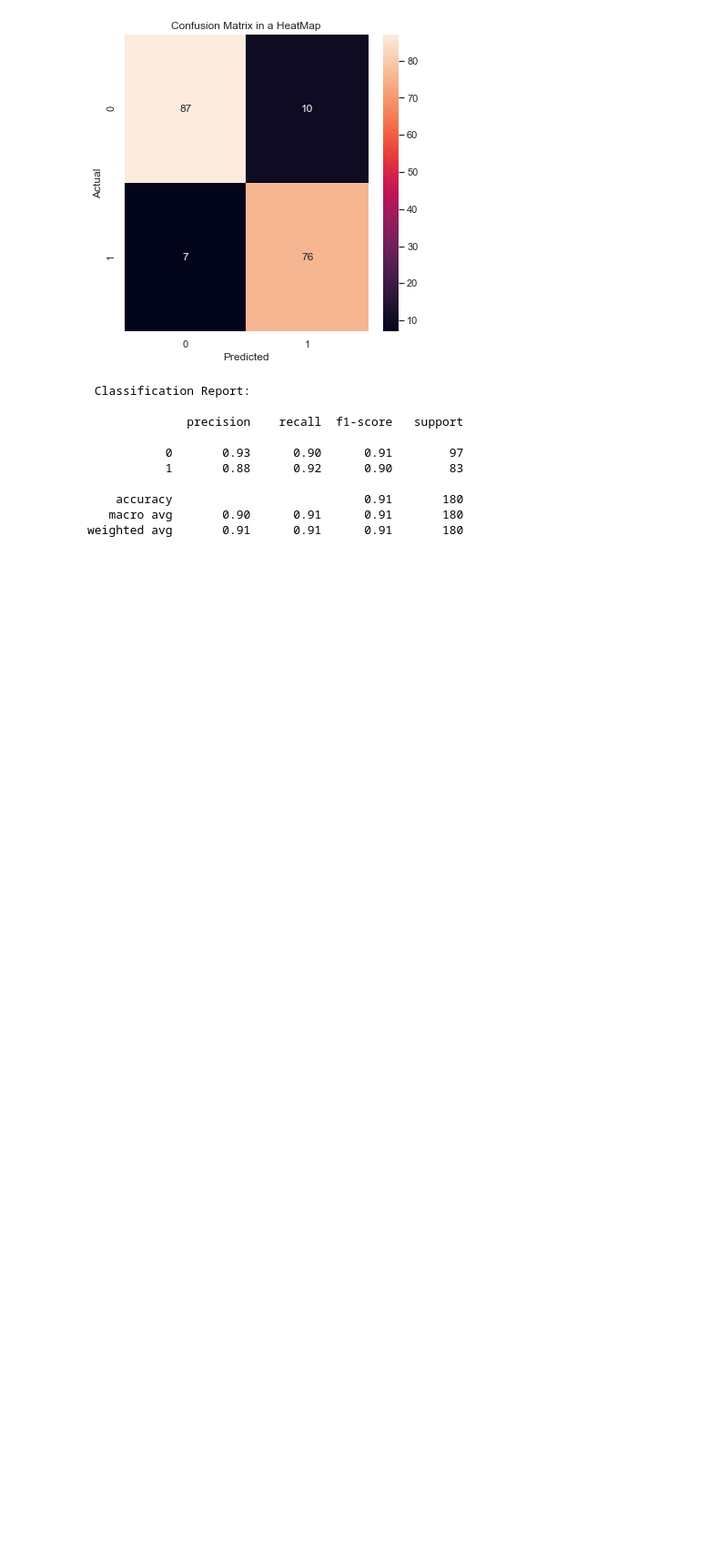
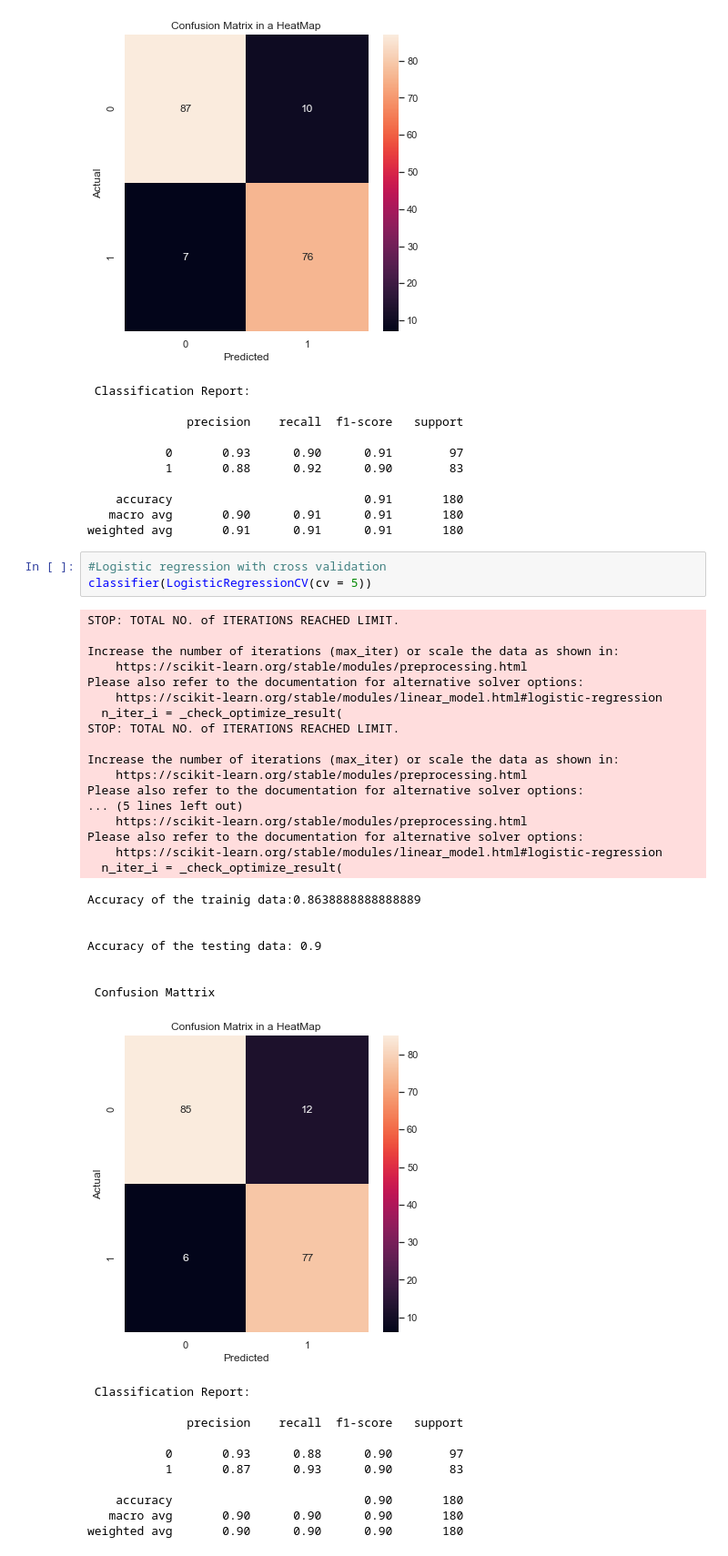
Before and after one commit to LNF970203/Supervised-Learning, a Jupyter notebook: Raisin_classification/Raisin_predictions.ipynb, the cells around one changed output. Shown at 91% size. Saved outputs shown, nothing was run; the diff lists cells and outputs as text; blank space fills up the shorter version.

```diff
--- a/Raisin_classification/Raisin_predictions.ipynb
+++ b/Raisin_classification/Raisin_predictions.ipynb
@@ -243,3 +249,42 @@ Accuracy of the testing data: 0.9055555555555556
     accuracy                           0.91       180
    macro avg       0.90      0.91      0.91       180
 weighted avg       0.91      0.91      0.91       180
+# %%
+#Logistic regression with cross validation
+classifier(LogisticRegressionCV(cv = 5))
+# %% [output]
+STOP: TOTAL NO. of ITERATIONS REACHED LIMIT.
+
+Increase the number of iterations (max_iter) or scale the data as shown in:
+    https://scikit-learn.org/stable/modules/preprocessing.html
+Please also refer to the documentation for alternative solver options:
+    https://scikit-learn.org/stable/modules/linear_model.html#logistic-regression
+  n_iter_i = _check_optimize_result(
+STOP: TOTAL NO. of ITERATIONS REACHED LIMIT.
+
+Increase the number of iterations (max_iter) or scale the data as shown in:
+    https://scikit-learn.org/stable/modules/preprocessing.html
+Please also refer to the documentation for alternative solver options:
+... (5 lines left out)
+    https://scikit-learn.org/stable/modules/preprocessing.html
+Please also refer to the documentation for alternative solver options:
+    https://scikit-learn.org/stable/modules/linear_model.html#logistic-regression
+  n_iter_i = _check_optimize_result(
+Accuracy of the trainig data:0.8638888888888889
+
+
+Accuracy of the testing data: 0.9
+
+
+ Confusion Mattrix
+[figure, added]
+ Classification Report:
+
+              precision    recall  f1-score   support
+
+           0       0.93      0.88      0.90        97
+           1       0.87      0.93      0.90        83
+
+    accuracy                           0.90       180
+   macro avg       0.90      0.90      0.90       180
+weighted avg       0.90      0.90      0.90       180
```
Also changed, not shown: parts of 31 cells of this notebook.
